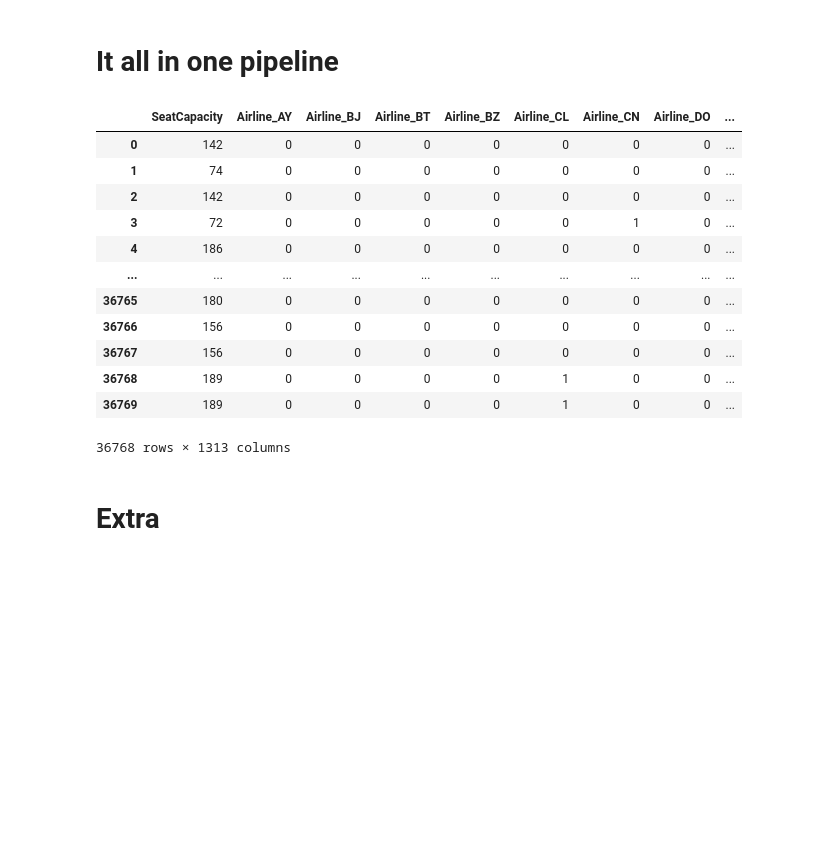
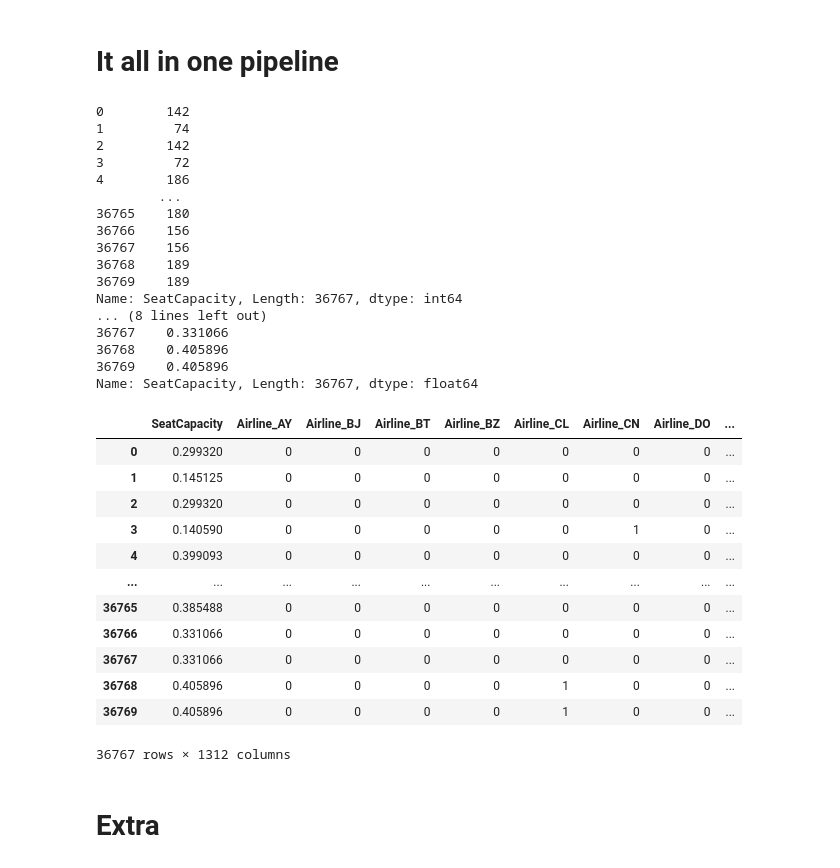
Before and after one commit to augustsemrau/02582case1, a Jupyter notebook: notebooks/data_preprocessing.ipynb, the cells around one changed output. Saved outputs shown, nothing was run; the diff lists cells and outputs as text; code cells hidden in the pictures; blank space fills up the shorter version.

```diff
--- a/notebooks/data_preprocessing.ipynb
+++ b/notebooks/data_preprocessing.ipynb
@@ -180,51 +180,77 @@ X.SeatCapacity = X.SeatCapacity.astype(object)
 # It all in one pipeline
 # %%
 import pandas as pd
+from sklearn.preprocessing import MinMaxScaler
 import warnings
 warnings.filterwarnings('ignore')
 
 ## Read data and drop nan's
-df_full = pd.read_excel('data/dataset.xls')
+df_full = pd.read_excel('dataset.xls')
 df_full.FlightNumber = df_full.FlightNumber.astype(object)
-# df_full.SeatCapacity = df_full.SeatCapacity.astype(object)
 df = df_full.dropna()
+df = df.loc[df['FlightType'].isin(['C', 'J'])]
+
+## Copy SeatCapacity
+SeatCapacityOriginal = df.SeatCapacity
 
 ## Split time into usable data
 df['Year'] = df.ScheduleTime.dt.year.astype(object);
 df['Month'] = df['ScheduleTime'].dt.month.astype(object);
 df['WeekNumber'] = df['ScheduleTime'].dt.isocalendar().week % 52;
-df['Weekday'] = df['ScheduleTime'].dt.dayofweek + 1;
+df['Weekday'] = df['ScheduleTime'].dt.dayofweek;
 df.WeekNumber = df.WeekNumber.astype(object);
 df.Weekday = df.Weekday.astype(object);
 df['HourOfDay'] = df['ScheduleTime'].dt.hour.astype(object);
 df['MinuteOfHour'] = df['ScheduleTime'].dt.minute.astype(object);
+
+## Normalize SeatCapacity
+scaler = MinMaxScaler()
+scaler.fit(df.SeatCapacity.values.reshape(-1, 1))
+df.SeatCapacity = scaler.transform(df.SeatCapacity.values.reshape(-1, 1))
 
 ## Define feature columns
 feature_cols = ['Airline', 'FlightNumber', 'Destination', 'AircraftType', 'FlightType', 'Sector', 'SeatCapacity', 'Year', 'Month', 'WeekNumber', 'Weekday', 'HourOfDay', 'MinuteOfHour']
 under_15_cols = ['FlightType', 'Sector', 'Year', 'Month', 'Weekday', 'MinuteOfHour']
 over_15_cols = ['Airline', 'FlightNumber', 'Destination', 'AircraftType', 'WeekNumber', 'HourOfDay']
 nominal_cols = ['Airline', 'FlightNumber', 'Destination', 'AircraftType', 'FlightType', 'Sector', 'Year', 'Month', 'WeekNumber', 'Weekday', 'HourOfDay', 'MinuteOfHour']
 ordinal_cols = ['SeatCapacity']
 
 ## Split target from feature data
 X = df[feature_cols]
 y = df['LoadFactor']
 
 ## Encode features with one-hot-encoding
 # X = pd.get_dummies(data=X, columns=under_15_cols)
 X = pd.get_dummies(data=X, columns=nominal_cols);
 X
 # %% [output]
+0        142
+1         74
+2        142
+3         72
+4        186
+        ...
+36765    180
+36766    156
+36767    156
+36768    189
+36769    189
+Name: SeatCapacity, Length: 36767, dtype: int64
+... (8 lines left out)
+36767    0.331066
+36768    0.405896
+36769    0.405896
+Name: SeatCapacity, Length: 36767, dtype: float64
 |  | SeatCapacity | Airline_AY | Airline_BJ | Airline_BT | Airline_BZ | Airline_CL | Airline_CN | Airline_DO | ... |
-| 0 | 142 | 0 | 0 | 0 | 0 | 0 | 0 | 0 | ... |
-| 1 | 74 | 0 | 0 | 0 | 0 | 0 | 0 | 0 | ... |
-| 2 | 142 | 0 | 0 | 0 | 0 | 0 | 0 | 0 | ... |
-| 3 | 72 | 0 | 0 | 0 | 0 | 0 | 1 | 0 | ... |
-| 4 | 186 | 0 | 0 | 0 | 0 | 0 | 0 | 0 | ... |
+| 0 | 0.299320 | 0 | 0 | 0 | 0 | 0 | 0 | 0 | ... |
+| 1 | 0.145125 | 0 | 0 | 0 | 0 | 0 | 0 | 0 | ... |
+| 2 | 0.299320 | 0 | 0 | 0 | 0 | 0 | 0 | 0 | ... |
+| 3 | 0.140590 | 0 | 0 | 0 | 0 | 0 | 1 | 0 | ... |
+| 4 | 0.399093 | 0 | 0 | 0 | 0 | 0 | 0 | 0 | ... |
 | ... | ... | ... | ... | ... | ... | ... | ... | ... | ... |
-| 36765 | 180 | 0 | 0 | 0 | 0 | 0 | 0 | 0 | ... |
-| 36766 | 156 | 0 | 0 | 0 | 0 | 0 | 0 | 0 | ... |
-| 36767 | 156 | 0 | 0 | 0 | 0 | 0 | 0 | 0 | ... |
-| 36768 | 189 | 0 | 0 | 0 | 0 | 1 | 0 | 0 | ... |
-| 36769 | 189 | 0 | 0 | 0 | 0 | 1 | 0 | 0 | ... |
+| 36765 | 0.385488 | 0 | 0 | 0 | 0 | 0 | 0 | 0 | ... |
+| 36766 | 0.331066 | 0 | 0 | 0 | 0 | 0 | 0 | 0 | ... |
+| 36767 | 0.331066 | 0 | 0 | 0 | 0 | 0 | 0 | 0 | ... |
+| 36768 | 0.405896 | 0 | 0 | 0 | 0 | 1 | 0 | 0 | ... |
+| 36769 | 0.405896 | 0 | 0 | 0 | 0 | 1 | 0 | 0 | ... |
-36768 rows × 1313 columns
+36767 rows × 1312 columns
```
Also changed, not shown: parts of 1 cell of this notebook, 1 other file.
